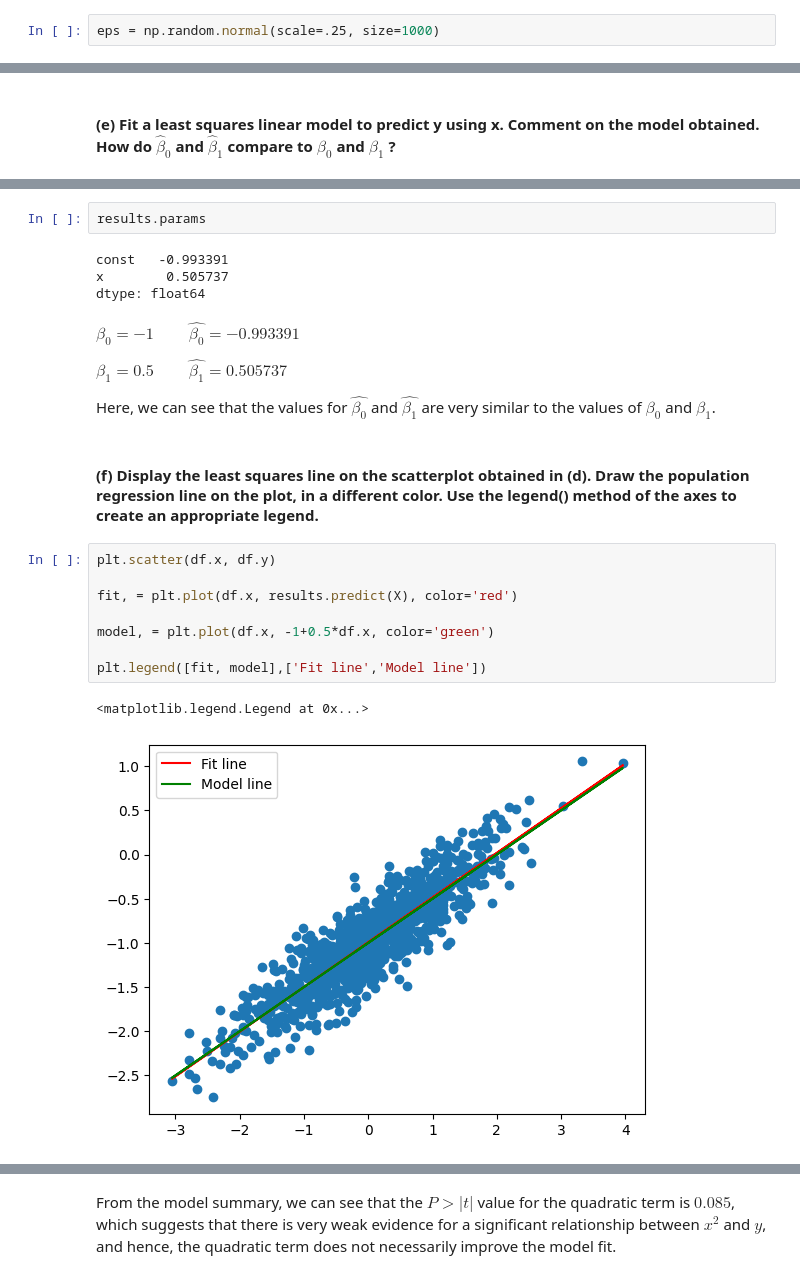
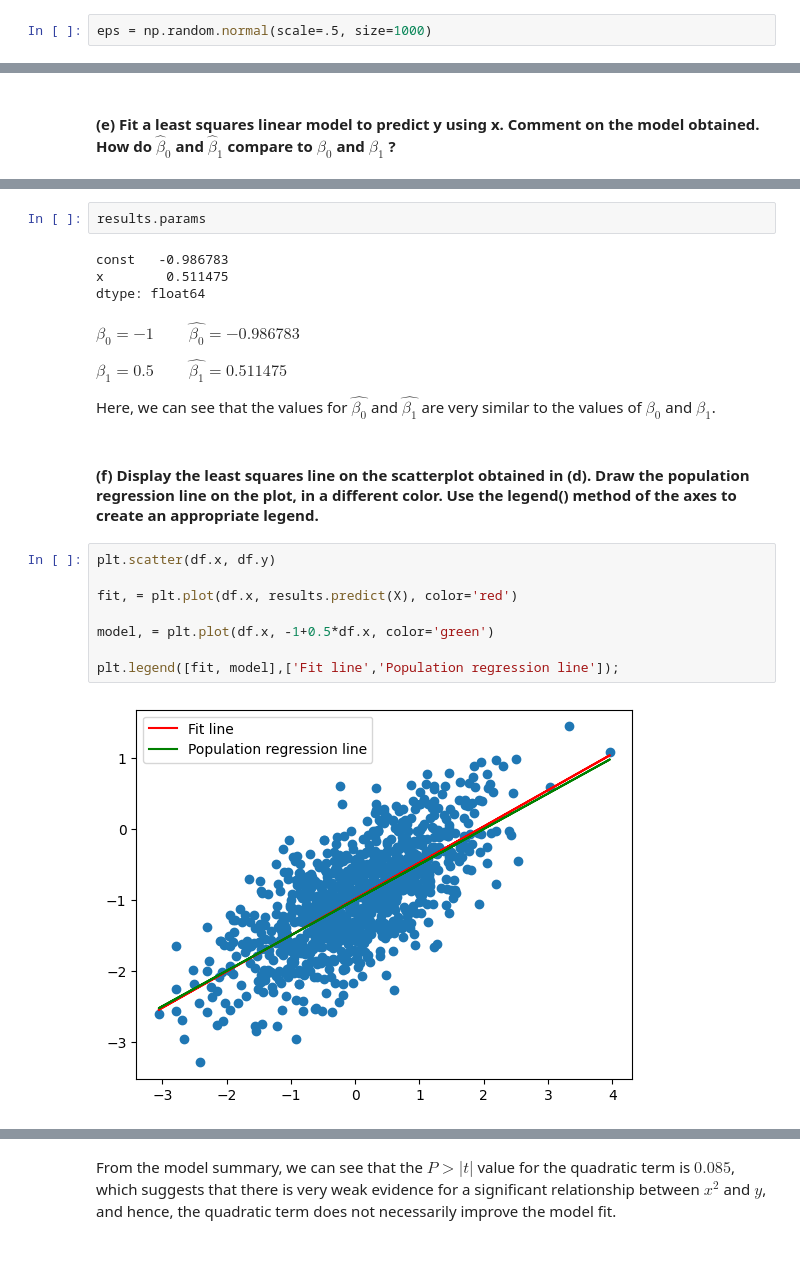
Before and after one commit to haily835/Comp-8590-Statistical-Learning, a Jupyter notebook: Assignment 2/Question 1 - Exercise 13.ipynb, the cells around one changed output, grey strips where cells are left out. Cells and saved outputs as stored; diff of their text form.

```diff
--- a/Assignment 2/Question 1 - Exercise 13.ipynb
+++ b/Assignment 2/Question 1 - Exercise 13.ipynb
@@ -49,5 +30,5 @@ x = np.random.normal(size=1000)
 # %%
-eps = np.random.normal(scale=.25, size=1000)
+eps = np.random.normal(scale=.5, size=1000)
 # %% [markdown]
 #### (c) Using x and eps, generate a vector y according to the model
 $Y = −1 + 0.5X + \epsilon$
@@ -104,17 +83,17 @@ Notes:
 # %%
 results.params
 # %% [output]
-const   -0.993391
-x        0.505737
+const   -0.986783
+x        0.511475
 dtype: float64
 # %% [markdown]
 $\beta_0 = -1$
 $\;\;\;\;\;\;$
-$\hat{\beta_0} = -0.993391$
+$\hat{\beta_0} = -0.986783$
 
 $\beta_1 = 0.5$
 $\;\;\;\;\;\;$
-$\hat{\beta_1} = 0.505737$
+$\hat{\beta_1} = 0.511475$
 
 
 Here, we can see that the values for $\hat{\beta_0}$ and $\hat{\beta_1}$ are very similar to the values of $\beta_0$ and $\beta_1$.
@@ -123,12 +102,11 @@ Here, we can see that the values for $\hat{\beta_0}$ and $\hat{\beta_1}$ are ver
 # %%
 plt.scatter(df.x, df.y)
 
 fit, = plt.plot(df.x, results.predict(X), color='red')
 
 model, = plt.plot(df.x, -1+0.5*df.x, color='green')
 
-plt.legend([fit, model],['Fit line','Model line'])
+plt.legend([fit, model],['Fit line','Population regression line']);
 # %% [output]
-<matplotlib.legend.Legend at 0x...>
-[figure, old version]
+[figure, new version]
 # %% [markdown]
```
Also changed, not shown: parts of 16 cells of this notebook, 2 other files.
